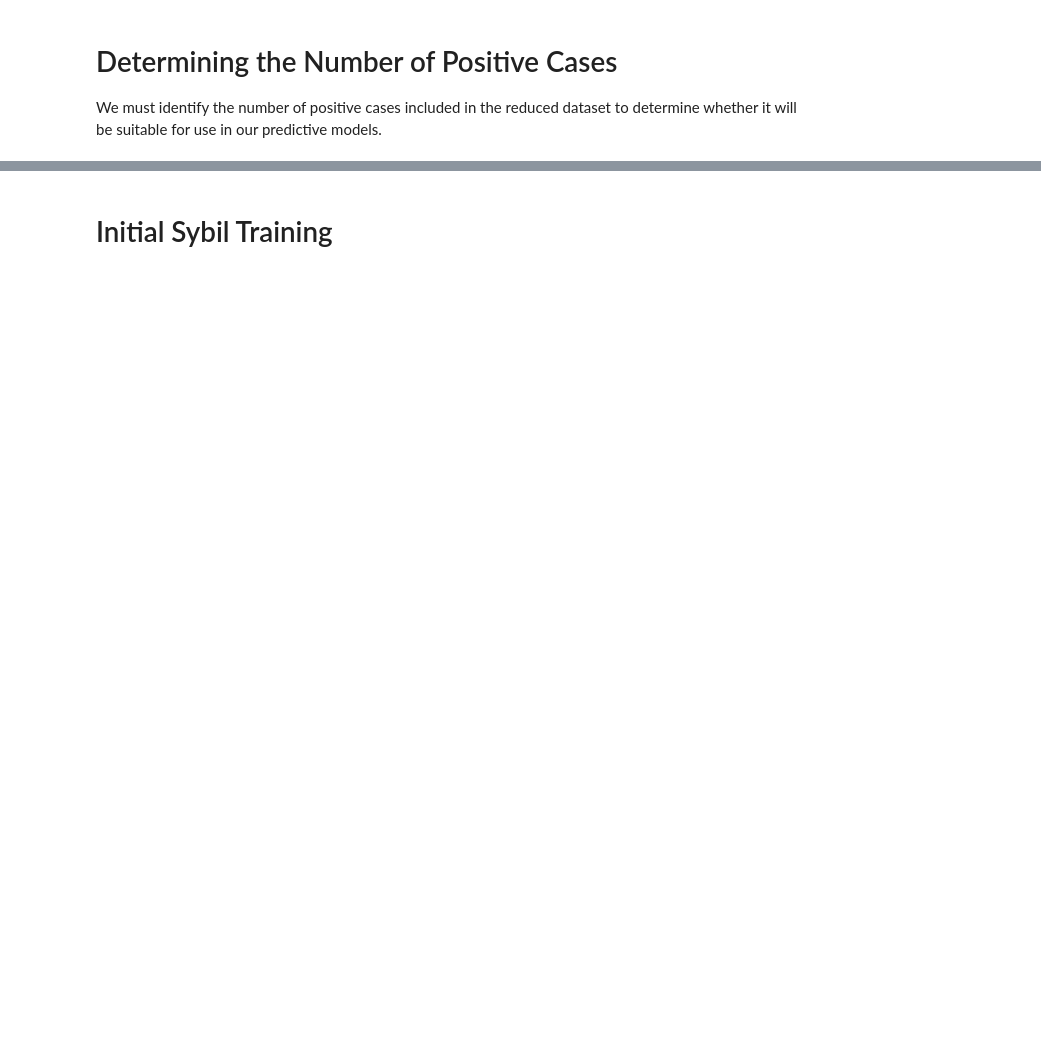
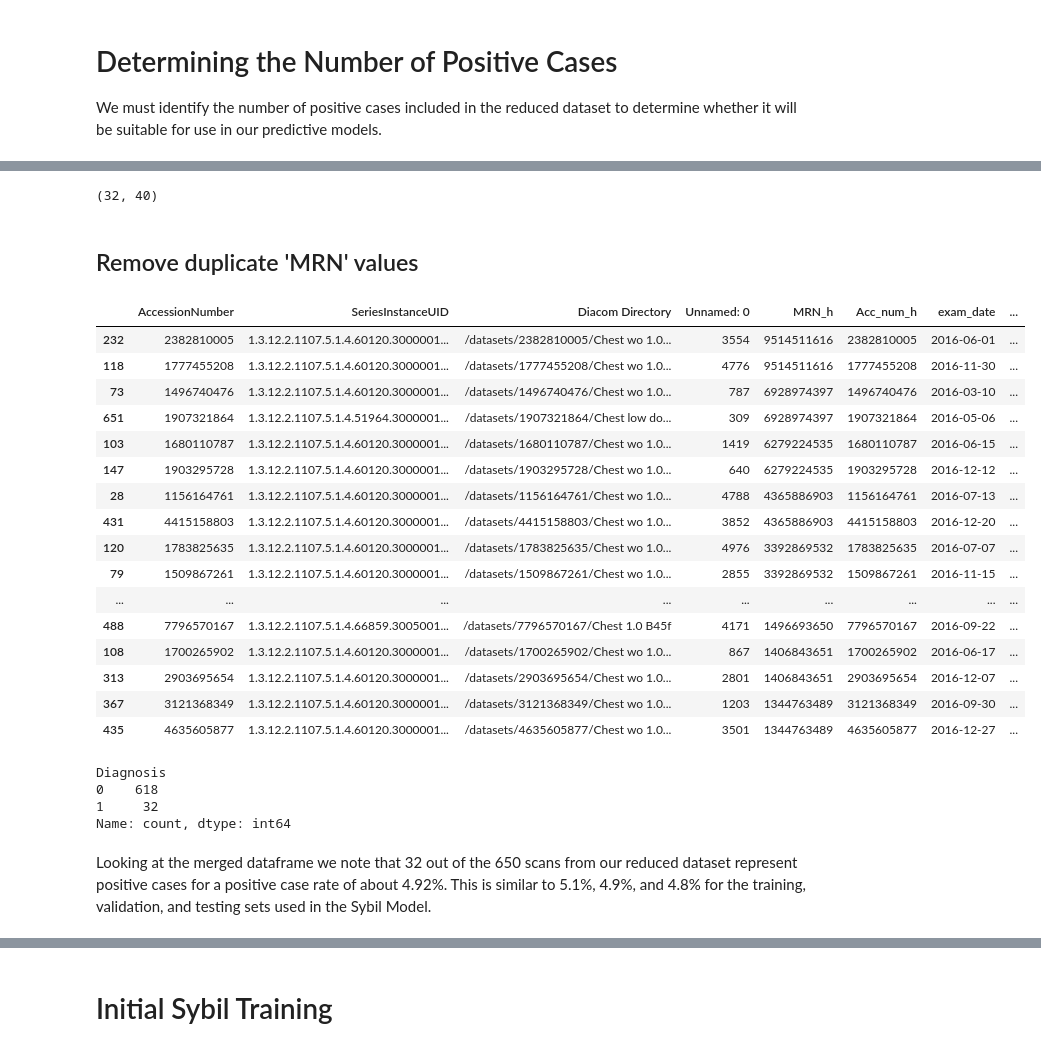
Before and after one commit to leonardgarcia90/Sybil-Project, a Jupyter notebook: Sybil_Project.ipynb, the cells around one changed output, grey strips where cells are left out. Saved outputs shown, nothing was run; the diff lists cells and outputs as text; code cells hidden in the pictures; blank space fills up the shorter version.

```diff
--- a/Sybil_Project.ipynb
+++ b/Sybil_Project.ipynb
@@ -549,4 +485,4 @@ reduced_directory_list[0:10]
 # %%
-#removes diacom suffix from directories
-reduced_directory_list_br49d_final = [directory[:directory.rindex('/')] for directory in reduced_directory_list_br49d]
-reduced_directory_list_br49d_final[0:10]
+# removes diacom suffix from directories
+
+directory_list_final = [directory[:directory.rindex('/')] for directory in directory_list]
@@ -567,0 +489,21 @@ reduced_directory_list_b50f_final[0:10]
+# %%
+#make list of dicom files based on list of directories
+
+reduced_diacom_list = []
+
+for scan in directory_list:
+        reduced_diacom_list.append(pydicom.dcmread(scan,force=True))
+# %%
+#make a dataframe of desired dicom metadata properties
+
+reduced_dicom_metadata_list = []
+
+index = 0
+for diacom in reduced_diacom_list:
+    reduced_dicom_metadata_list.append([diacom.AccessionNumber, diacom.SeriesInstanceUID,
+                                        directory_list_final[index]])
+    index += 1
+
+reduced_dicom_metadata_df = pd.DataFrame(reduced_dicom_metadata_list, columns=['AccessionNumber',
+                                                                               'SeriesInstanceUID',
+                                                                              'Diacom Directory'])
@@ -918,0 +594,34 @@ evaluation_diacom_directory_list[0:20]
+# %%
+# Merge dataframes to include diacon directory information
+
+merged_df = reduced_dicom_metadata_df.merge(data_merged_sorted)
+# %%
+merged_df[merged_df['Diagnosis']==1].shape
+# %% [output]
+(32, 40)
+# %% [markdown]
+## Remove duplicate 'MRN' values
+# %%
+# make dataframe of 'MRN_h' values with multiple entries
+
+duplicates_df = merged_df[merged_df.duplicated('MRN_h', keep=False)]
+duplicates_df = duplicates_df.sort_values(['MRN_h', 'interval_2016_to_last_img_exam'], ascending=False)
+duplicates_df
+# %% [output]
+|  | AccessionNumber | SeriesInstanceUID | Diacom Directory | Unnamed: 0 | MRN_h | Acc_num_h | exam_date | ... |
+| 232 | 2382810005 | 1.3.12.2.1107.5.1.4.60120.3000001... | /datasets/2382810005/Chest wo 1.0... | 3554 | 9514511616 | 2382810005 | 2016-06-01 | ... |
+| 118 | 1777455208 | 1.3.12.2.1107.5.1.4.60120.3000001... | /datasets/1777455208/Chest wo 1.0... | 4776 | 9514511616 | 1777455208 | 2016-11-30 | ... |
+| 73 | 1496740476 | 1.3.12.2.1107.5.1.4.60120.3000001... | /datasets/1496740476/Chest wo 1.0... | 787 | 6928974397 | 1496740476 | 2016-03-10 | ... |
+| 651 | 1907321864 | 1.3.12.2.1107.5.1.4.51964.3000001... | /datasets/1907321864/Chest low do... | 309 | 6928974397 | 1907321864 | 2016-05-06 | ... |
+| 103 | 1680110787 | 1.3.12.2.1107.5.1.4.60120.3000001... | /datasets/1680110787/Chest wo 1.0... | 1419 | 6279224535 | 1680110787 | 2016-06-15 | ... |
+| 147 | 1903295728 | 1.3.12.2.1107.5.1.4.60120.3000001... | /datasets/1903295728/Chest wo 1.0... | 640 | 6279224535 | 1903295728 | 2016-12-12 | ... |
+| 28 | 1156164761 | 1.3.12.2.1107.5.1.4.60120.3000001... | /datasets/1156164761/Chest wo 1.0... | 4788 | 4365886903 | 1156164761 | 2016-07-13 | ... |
+| 431 | 4415158803 | 1.3.12.2.1107.5.1.4.60120.3000001... | /datasets/4415158803/Chest wo 1.0... | 3852 | 4365886903 | 4415158803 | 2016-12-20 | ... |
+| 120 | 1783825635 | 1.3.12.2.1107.5.1.4.60120.3000001... | /datasets/1783825635/Chest wo 1.0... | 4976 | 3392869532 | 1783825635 | 2016-07-07 | ... |
+| 79 | 1509867261 | 1.3.12.2.1107.5.1.4.60120.3000001... | /datasets/1509867261/Chest wo 1.0... | 2855 | 3392869532 | 1509867261 | 2016-11-15 | ... |
+| ... | ... | ... | ... | ... | ... | ... | ... | ... |
+| 488 | 7796570167 | 1.3.12.2.1107.5.1.4.66859.3005001... | /datasets/7796570167/Chest 1.0 B45f | 4171 | 1496693650 | 7796570167 | 2016-09-22 | ... |
+| 108 | 1700265902 | 1.3.12.2.1107.5.1.4.60120.3000001... | /datasets/1700265902/Chest wo 1.0... | 867 | 1406843651 | 1700265902 | 2016-06-17 | ... |
+| 313 | 2903695654 | 1.3.12.2.1107.5.1.4.60120.3000001... | /datasets/2903695654/Chest wo 1.0... | 2801 | 1406843651 | 2903695654 | 2016-12-07 | ... |
+| 367 | 3121368349 | 1.3.12.2.1107.5.1.4.60120.3000001... | /datasets/3121368349/Chest wo 1.0... | 1203 | 1344763489 | 3121368349 | 2016-09-30 | ... |
+| 435 | 4635605877 | 1.3.12.2.1107.5.1.4.60120.3000001... | /datasets/4635605877/Chest wo 1.0... | 3501 | 1344763489 | 4635605877 | 2016-12-27 | ... |
@@ -918,0 +642,9 @@ evaluation_diacom_directory_list[0:20]
+# %%
+final_evaluation_no_duplicates_df['Diagnosis'].value_counts()
+# %% [output]
+Diagnosis
+0    618
+1     32
+Name: count, dtype: int64
+# %% [markdown]
+Looking at the merged dataframe we note that 32 out of the 650 scans from our reduced dataset represent positive cases for a positive case rate of about 4.92%. This is similar to 5.1%, 4.9%, and 4.8% for the training, validation, and testing sets used in the Sybil Model.
```
Also changed, not shown: parts of 246 cells of this notebook.
